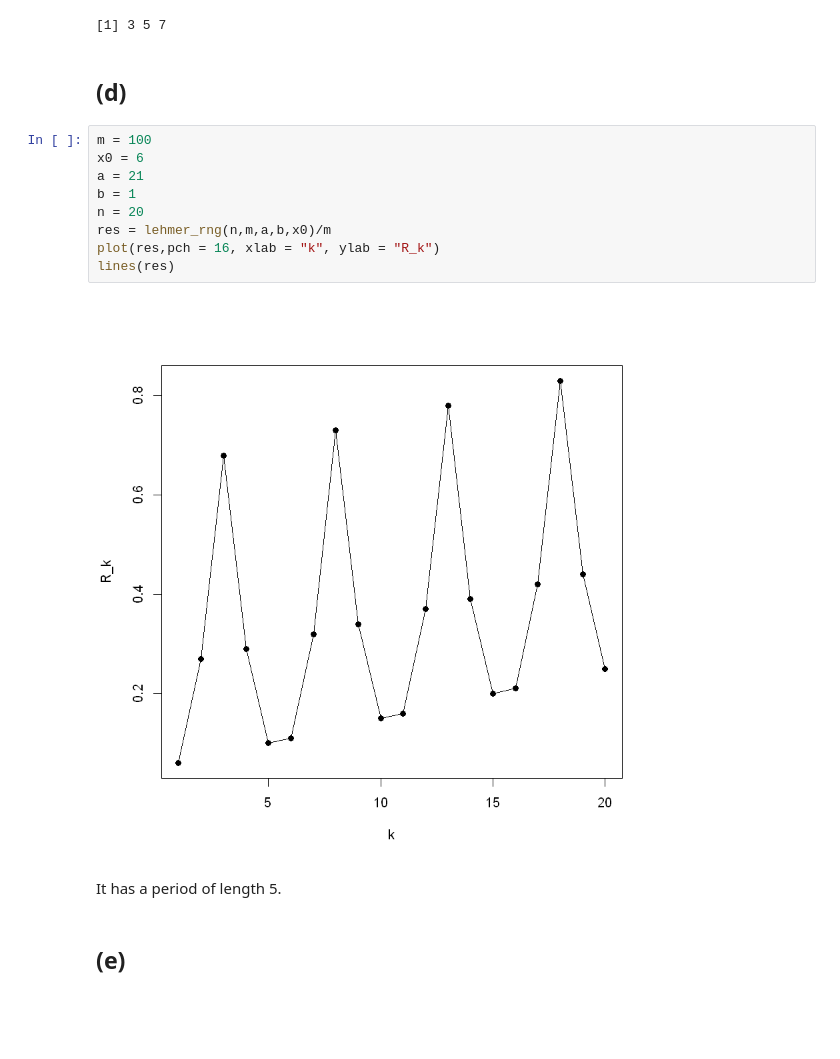
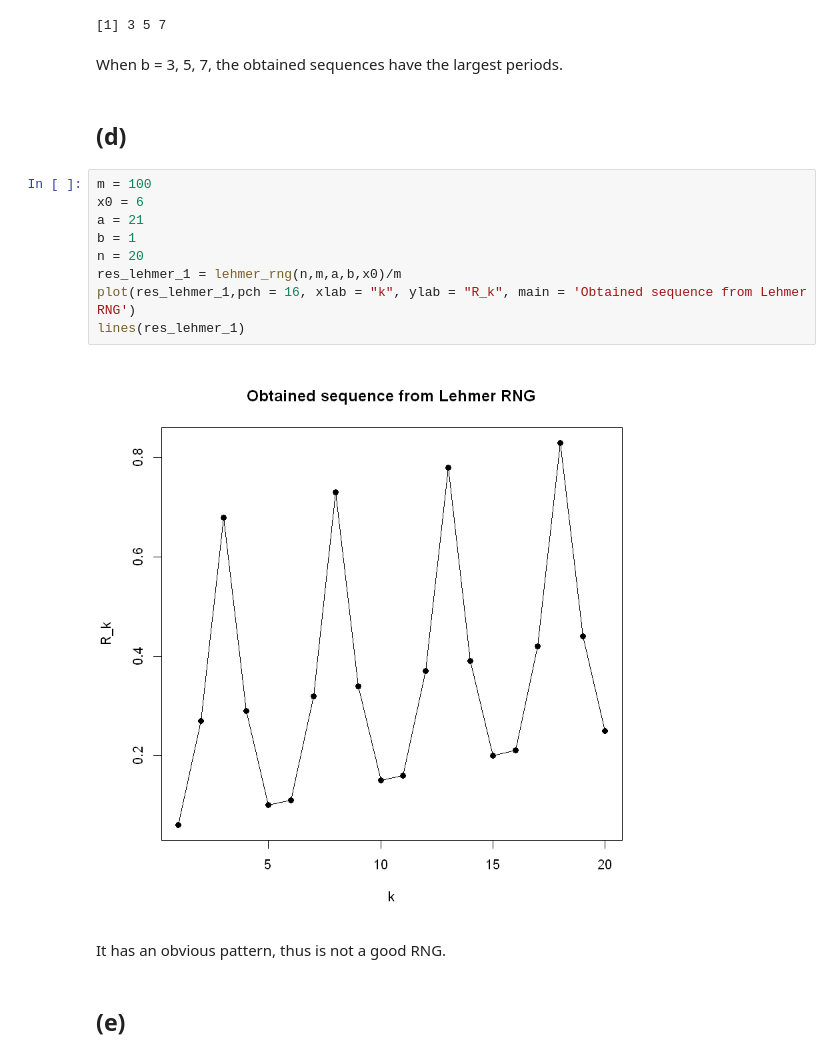
Before and after one commit to LimboRift/MATH-534, a Jupyter notebook: CP3.ipynb, the cells around one changed output. Saved outputs shown, nothing was run; the diff lists cells and outputs as text; blank space fills up the shorter version.

```diff
--- a/CP3.ipynb
+++ b/CP3.ipynb
@@ -218,21 +223,23 @@ which(c==max(c))+1
 # %% [output]
 When b =
 [1] 3 5 7
+# %% [markdown]
+When b = 3, 5, 7, the obtained sequences have the largest periods.
 # %% [markdown]
 ## (d)
 # %%
 m = 100
 x0 = 6
 a = 21
 b = 1
 n = 20
-res = lehmer_rng(n,m,a,b,x0)/m
-plot(res,pch = 16, xlab = "k", ylab = "R_k")
-lines(res)
+res_lehmer_1 = lehmer_rng(n,m,a,b,x0)/m
+plot(res_lehmer_1,pch = 16, xlab = "k", ylab = "R_k", main = 'Obtained sequence from Lehmer RNG')
+lines(res_lehmer_1)
 # %% [output]
-[figure, old version]
+[figure, new version]
-# %% [markdown]
-It has a period of length 5.
+# %% [markdown]
+It has an obvious pattern, thus is not a good RNG.
 # %% [markdown]
 ## (e)
 # %%
```
Also changed, not shown: parts of 13 cells of this notebook, 2 other files.
